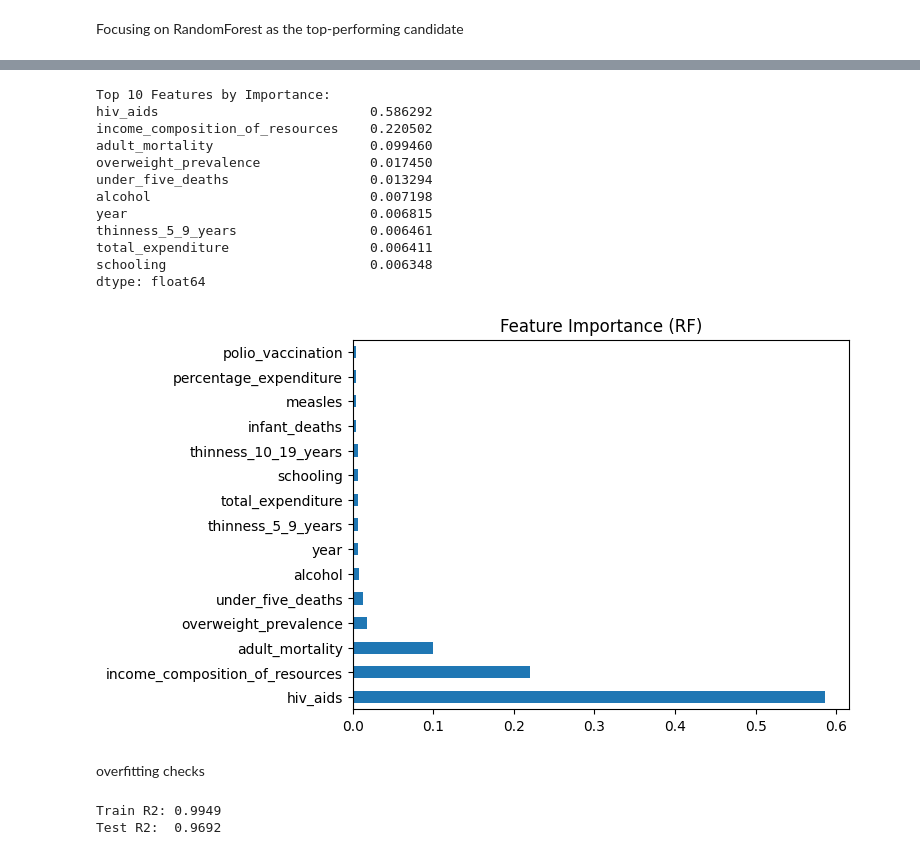
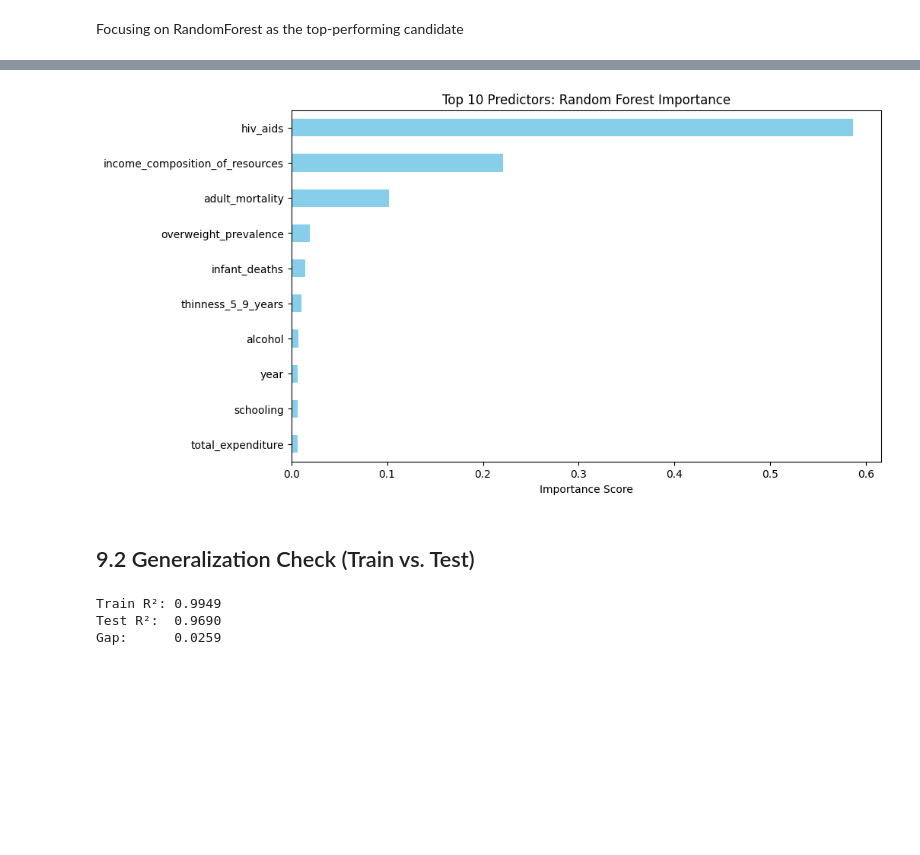
Before and after one commit to MermonGData/longevity-prediction, a Jupyter notebook: notebooks/02_modelling.ipynb, the cells around one changed output, grey strips where cells are left out. Cells and saved outputs as stored; diff of their text form; code cells hidden in the pictures; blank space fills up the shorter version.

```diff
--- a/notebooks/02_modelling.ipynb
+++ b/notebooks/02_modelling.ipynb
@@ -142,23 +156,11 @@ importances = pd.Series(
 # %%
-print("Top 10 Features by Importance:")
-print(importances.head(10))
+plt.figure(figsize=(10, 6))
+importances.head(10).plot(kind='barh', color='skyblue')
+plt.title('Top 10 Predictors: Random Forest Importance')
+plt.xlabel('Importance Score')
+plt.gca().invert_yaxis()
+plt.show()
 # %% [output]
-Top 10 Features by Importance:
-hiv_aids                           0.586292
-income_composition_of_resources    0.220502
-adult_mortality                    0.099460
-overweight_prevalence              0.017450
-under_five_deaths                  0.013294
-alcohol                            0.007198
-year                               0.006815
-thinness_5_9_years                 0.006461
-total_expenditure                  0.006411
-schooling                          0.006348
-dtype: float64
+[figure, added]
-# %%
-importances.head(15).plot(kind='barh', title='Feature Importance (RF)')
-plt.show()
-# %% [output]
-[figure, removed]
 # %% [markdown]
-overfitting checks
+## 9.2 Generalization Check (Train vs. Test)
@@ -168,6 +170,8 @@ test_preds = models['RandomForest'].predict(X_test)
 # %%
-print(f"Train R2: {r2_score(y_train, train_preds):.4f}")
-print(f"Test R2:  {r2_score(y_test, test_preds):.4f}")
+print(f"Train R²: {train_r2:.4f}")
+print(f"Test R²:  {test_r2:.4f}")
+print(f"Gap:      {train_r2 - test_r2:.4f}")
 # %% [output]
-Train R2: 0.9949
-Test R2:  0.9692
+Train R²: 0.9949
+Test R²:  0.9690
+Gap:      0.0259
```
Also changed, not shown: parts of 21 cells of this notebook.
